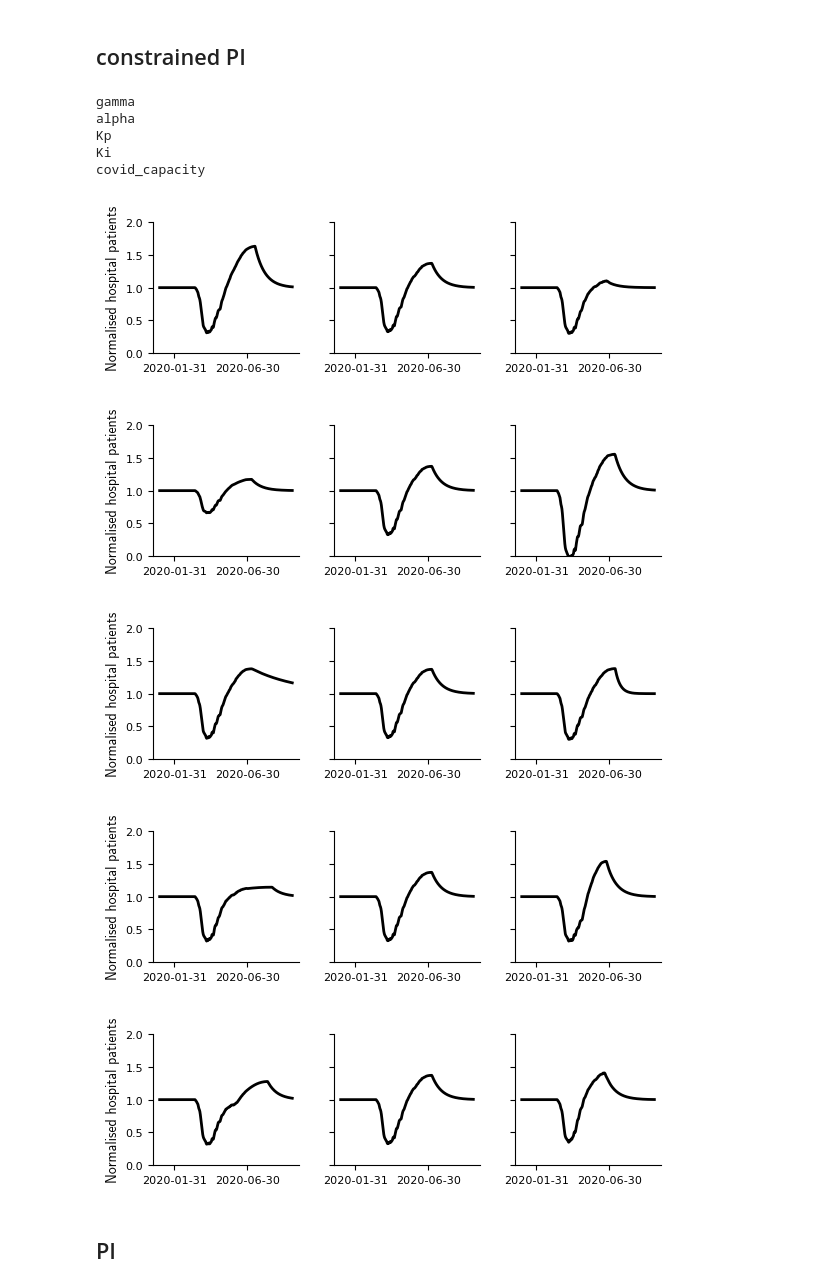
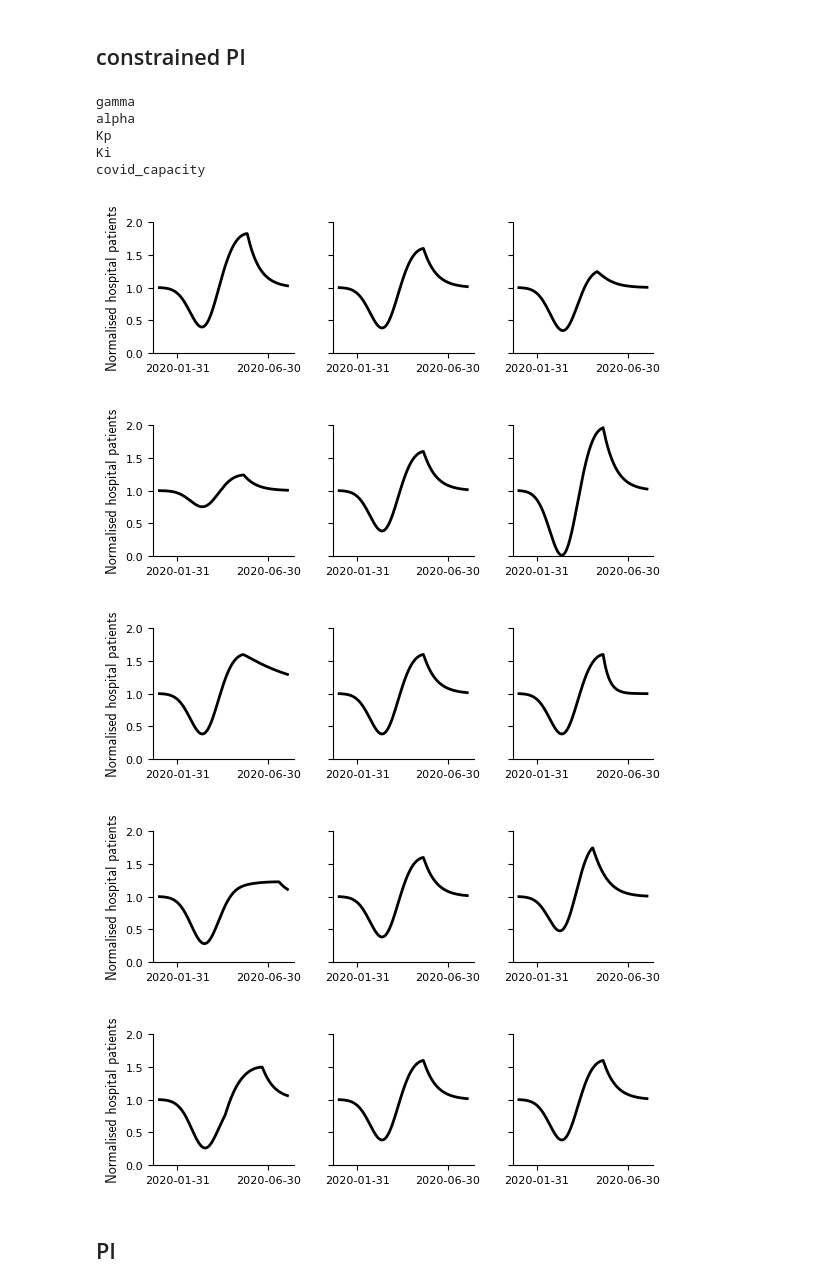
Before and after one commit to woldmuyn/COVID19-Model, a Jupyter notebook: notebooks/scratch/woldmuyn_postponed_healthcare_PI_models.ipynb, the cells around one changed output. Drawn from its saved outputs; the diff is of its cells as text; code cells hidden in the pictures.

Commit message:
calibrating queuing model

```diff
--- a/notebooks/scratch/woldmuyn_postponed_healthcare_PI_models.ipynb
+++ b/notebooks/scratch/woldmuyn_postponed_healthcare_PI_models.ipynb
@@ -223,18 +213,18 @@ def init_model(model_class, MDC=['05',],hypothetical=False):
 # Test model
 # %%
 start_sim = pd.to_datetime('2020-01-01')
-end_sim = pd.to_datetime('2020-10-01')
+end_sim = pd.to_datetime('2020-08-01')
 sim_time = pd.date_range(start_sim,end_sim)
 
 plot_start_date = pd.to_datetime('2020-01-01')
-plot_end_date = pd.to_datetime('2020-10-01')
+plot_end_date = pd.to_datetime('2020-08-01')
 plot_time = pd.date_range(plot_start_date,plot_end_date)
 
 start_peak = pd.to_datetime('2020-02-01')
-end_peak = pd.to_datetime('2020-04-01')
-peak_amplitude = 20
+end_peak = pd.to_datetime('2020-05-01')
+peak_amplitude = 150
 # %%
-model = init_model(constrained_PI)
+model = init_model(constrained_PI,hypothetical=peak_amplitude)
 out = model.sim([start_sim,end_sim])
 # %%
 fig, axs = plt.subplots(3,2)
@@ -265,3 +255,6 @@ plt.show()
+# %%
+fig,ax = plt.subplots()
+ax.plot(df_covid_H_tot[sim_time])
 # %% [markdown]
 # Parameter influences
 # %%
@@ -285,45 +278,45 @@ MDC = ['05',]
 
 gamma_choices = [0,0.01,0.05]
 
-alpha_choices = [0.0005,0.001,0.0015]
+alpha_choices = [0.02,0.05,0.08]
 
 Kp_choices = [0.01,0.05,0.1]
 
 KI_choices = [0.0001,0.0005,0.001]
 
-covid_capacity_choices = [50,300,1000]
+covid_capacity_choices = [5,20,300]
 
 parameters = {'gamma':gamma_choices,'alpha':alpha_choices,'Kp':Kp_choices,'Ki':KI_choices,'covid_capacity':covid_capacity_choices}
 # %%
 for parameter_name,parameter_choices in parameters.items():
     fig, axs = plt.subplots(1,3,figsize=(6,2),sharey=True,sharex=True)
     print(parameter_name)
-    model = init_model(constrained_PI)
+    model = init_model(constrained_PI,hypothetical=True)
     for i,parameter_value in enumerate(parameter_choices):
         model.parameters.update({parameter_name:parameter_value})
         out = model.sim([start_sim,end_sim])
         for disease in MDC:
             out_plot = out.sel(MDC=disease,date=plot_time)['H']
             axs[i].plot(plot_time,out_plot,color='black',linewidth=2)
             axs[i].set_ylim([0,2])
             #axs[i].set_title(f'{string.ascii_lowercase[i]})',font=label_font)
             axs[i].xaxis.set_ticks(pd.date_range(plot_start_date,plot_end_date,freq='5M'))
             axs[i].tick_params(axis='both', which='major', labelsize=8)
             axs[i].grid(False)
     axs[0].set_ylabel('Normalised hospital patients',font=label_font)
     fig.tight_layout()
     fig.savefig(os.path.join(result_folder,f'constrained_PI_{parameter_name}'),dpi=600,bbox_inches='tight')
 # %% [output]
 gamma
 alpha
 Kp
 Ki
 covid_capacity
-[figure, old version]
+[figure, new version]
-[figure, old version]
+[figure, new version]
-[figure, old version]
+[figure, new version]
-[figure, old version]
+[figure, new version]
-[figure, old version]
+[figure, new version]
 # %% [markdown]
 ## PI
 # %%
```
Also changed, not shown: parts of 7 cells of this notebook, 24 other files.
